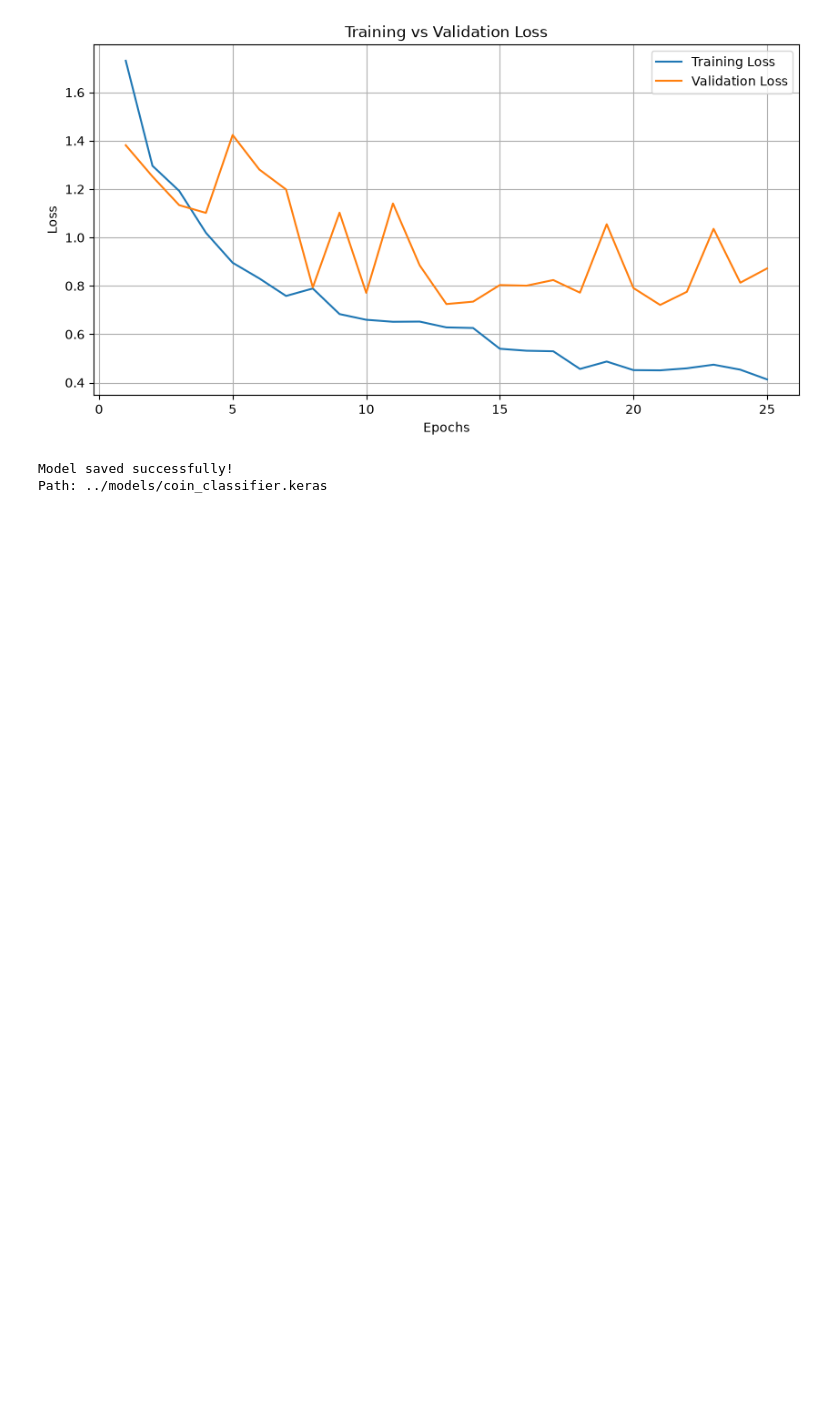
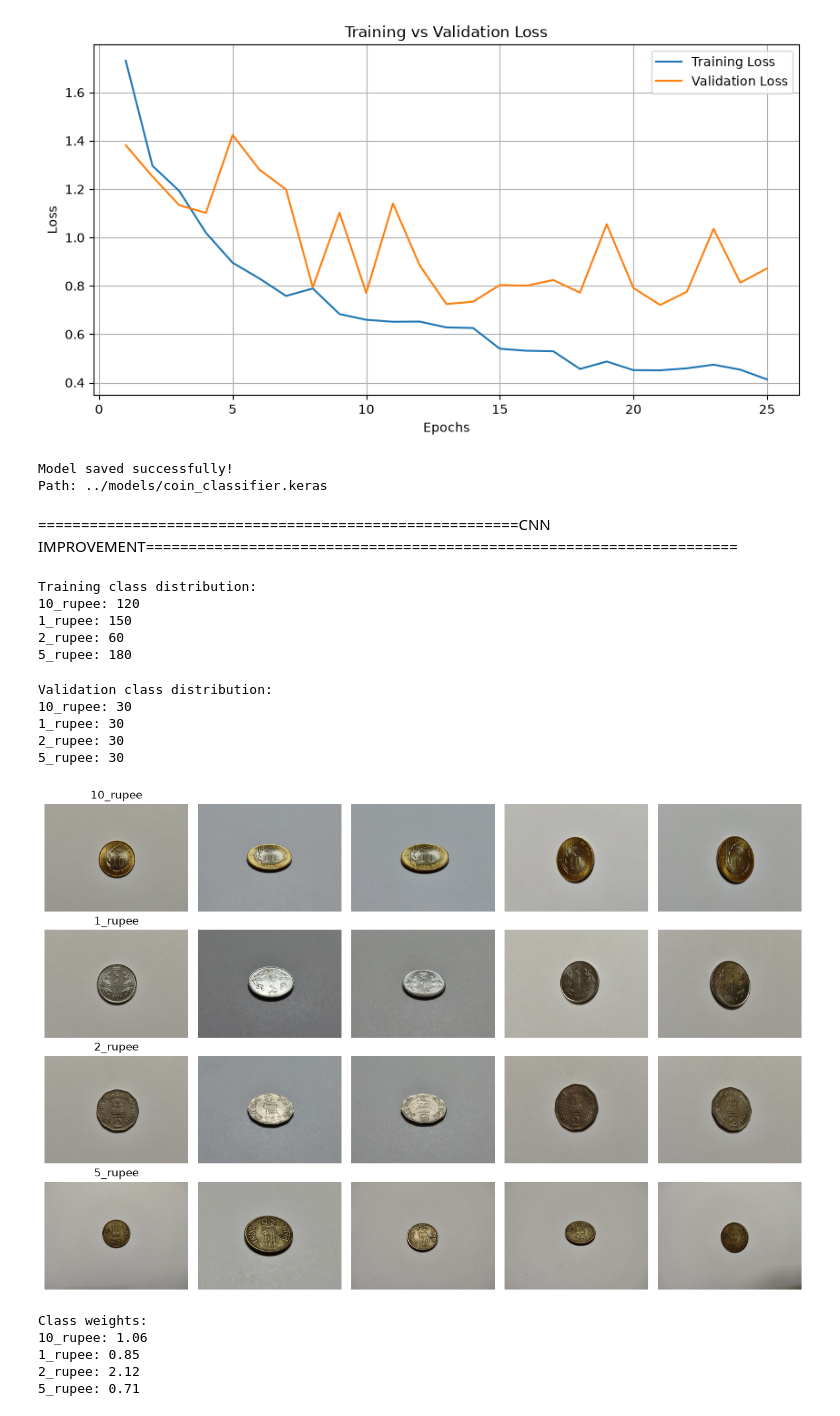
Before and after one commit to anuj22045/mudravision-ai, a Jupyter notebook: notebooks/2_cnn_training.ipynb, the cells around one changed output. Saved outputs shown, nothing was run; the diff lists cells and outputs as text; code cells hidden in the pictures; blank space fills up the shorter version.

```diff
--- a/notebooks/2_cnn_training.ipynb
+++ b/notebooks/2_cnn_training.ipynb
@@ -305,3 +280,80 @@ print("Path:", MODEL_PATH)
 # %% [output]
 Model saved successfully!
 Path: ../models/coin_classifier.keras
+# %% [markdown]
+========================================================CNN IMPROVEMENT=====================================================================
+# %%
+from collections import Counter
+
+print("Training class distribution:")
+
+counts = Counter(train_labels)
+
+for class_name, label in class_to_index.items():
+    print(f"{class_name}: {counts[label]}")
+# %% [output]
+Training class distribution:
+10_rupee: 120
+1_rupee: 150
+2_rupee: 60
+5_rupee: 180
+# %%
+from collections import Counter
+
+print("Validation class distribution:")
+
+val_counts = Counter(val_labels)
+
+for class_name, label in class_to_index.items():
+    print(f"{class_name}: {val_counts[label]}")
+# %% [output]
+Validation class distribution:
+10_rupee: 30
+1_rupee: 30
+2_rupee: 30
+5_rupee: 30
+# %%
+import matplotlib.pyplot as plt
+
+plt.figure(figsize=(12, 8))
+
+for class_name, label in class_to_index.items():
+    indices = [i for i, x in enumerate(train_labels) if x == label]
+
+    for j, idx in enumerate(indices[:5]):
+        image = tf.io.read_file(train_paths[idx])
+        image = tf.image.decode_jpeg(image, channels=3)
+
+        plt.subplot(4, 5, list(class_to_index.keys()).index(class_name) * 5 + j + 1)
+        plt.imshow(image)
+        plt.axis("off")
+
+        if j == 0:
+            plt.title(class_name)
+
+plt.tight_layout()
+plt.show()
+# %% [output]
+[figure, added]
+# %%
+from sklearn.utils.class_weight import compute_class_weight
+import numpy as np
+
+class_weights = compute_class_weight(
+    class_weight="balanced",
+    classes=np.unique(train_labels),
+    y=train_labels
+)
+
+class_weight_dict = dict(enumerate(class_weights))
+
+print("Class weights:")
+
+for class_name, label in class_to_index.items():
+    print(f"{class_name}: {class_weight_dict[label]:.2f}")
+# %% [output]
+Class weights:
+10_rupee: 1.06
+1_rupee: 0.85
+2_rupee: 2.12
+5_rupee: 0.71
```
Also changed, not shown: parts of 7 cells of this notebook, 1 other file.
